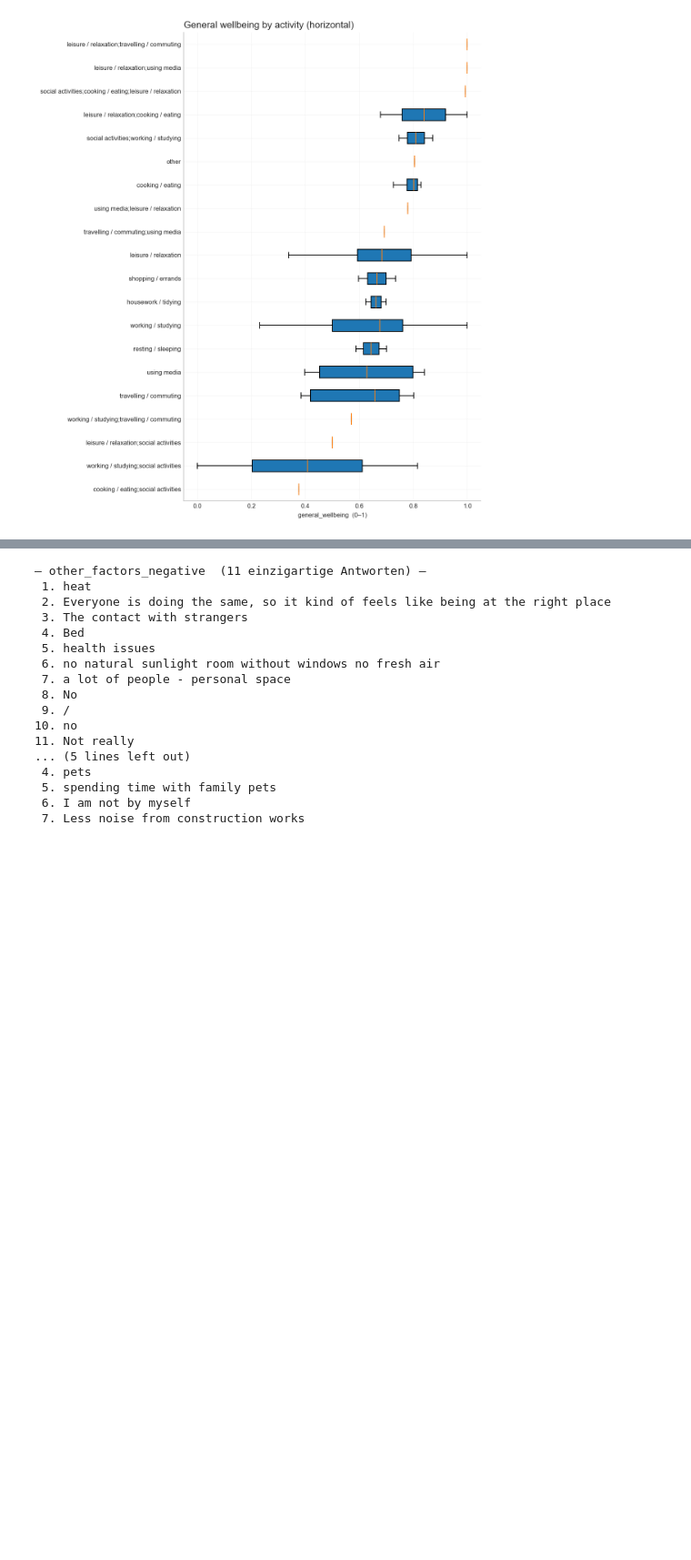
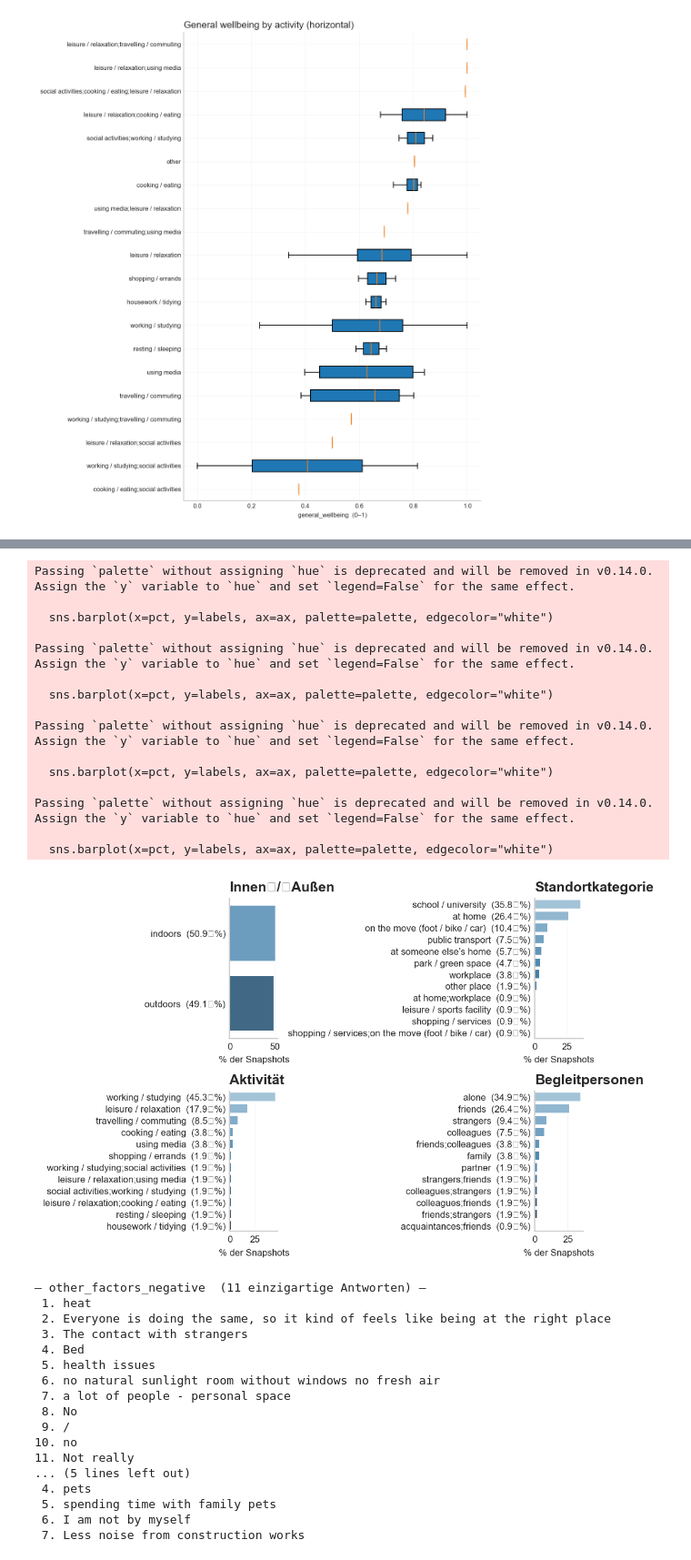
Before and after one commit to lbatschelet/Designing-InterMind, a Jupyter notebook: analysis/analysis.ipynb, the cells around one changed output, grey strips where cells are left out. Shown at 91% size. Cells and saved outputs as stored; diff of their text form; code cells hidden in the pictures; blank space fills up the shorter version.

```diff
--- a/analysis/analysis.ipynb
+++ b/analysis/analysis.ipynb
@@ -1538,0 +1492,9 @@ Passing `palette` without assigning `hue` is deprecated and will be removed in v
+# %%
+def bar_pct(series, title, ax, top_n=12, palette="Blues_d"):
+    vc  = series.value_counts(dropna=False).head(top_n)
+    pct = (vc / len(series) * 100).round(1)
+    labels = [f"{idx}  ({p} %)" for idx, p in zip(vc.index, pct)]
+    sns.barplot(x=pct, y=labels, ax=ax, palette=palette, edgecolor="white")
+    ax.set_title(title, fontweight="bold")
+    ax.set_xlabel("% der Snapshots")
+    ax.set_ylabel("")
@@ -1538,0 +1517,31 @@ Passing `palette` without assigning `hue` is deprecated and will be removed in v
+# %%
+cols_plot = {
+    "indoors_outdoors": "Innen / Außen",
+    "location_category": "Standortkategorie",
+    "activity": "Aktivität",
+    "people_with_you": "Begleitpersonen",
+}
+fig, axes = plt.subplots(2, 2, figsize=(17*cm, 12*cm)); axes = axes.flatten()
+for ax, (col, ttl) in zip(axes, cols_plot.items()):
+    bar_pct(df[col].fillna("Fehlend"), ttl, ax)
+for ax in axes[len(cols_plot):]: ax.axis("off")
+plt.tight_layout()
+plt.savefig("plots/category_bars.pdf", bbox_inches="tight")
+plt.show()
+# %% [output]
+Passing `palette` without assigning `hue` is deprecated and will be removed in v0.14.0. Assign the `y` variable to `hue` and set `legend=False` for the same effect.
+
+  sns.barplot(x=pct, y=labels, ax=ax, palette=palette, edgecolor="white")
+
+Passing `palette` without assigning `hue` is deprecated and will be removed in v0.14.0. Assign the `y` variable to `hue` and set `legend=False` for the same effect.
+
+  sns.barplot(x=pct, y=labels, ax=ax, palette=palette, edgecolor="white")
+
+Passing `palette` without assigning `hue` is deprecated and will be removed in v0.14.0. Assign the `y` variable to `hue` and set `legend=False` for the same effect.
+
+  sns.barplot(x=pct, y=labels, ax=ax, palette=palette, edgecolor="white")
+
+Passing `palette` without assigning `hue` is deprecated and will be removed in v0.14.0. Assign the `y` variable to `hue` and set `legend=False` for the same effect.
+
+  sns.barplot(x=pct, y=labels, ax=ax, palette=palette, edgecolor="white")
+[figure, added]
```
Also changed, not shown: parts of 6 cells of this notebook, 48 other files.
